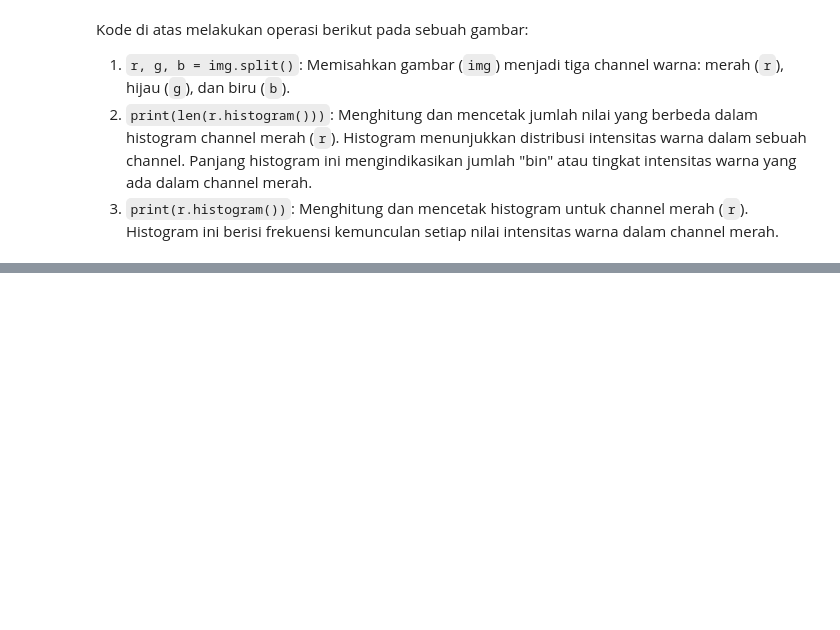
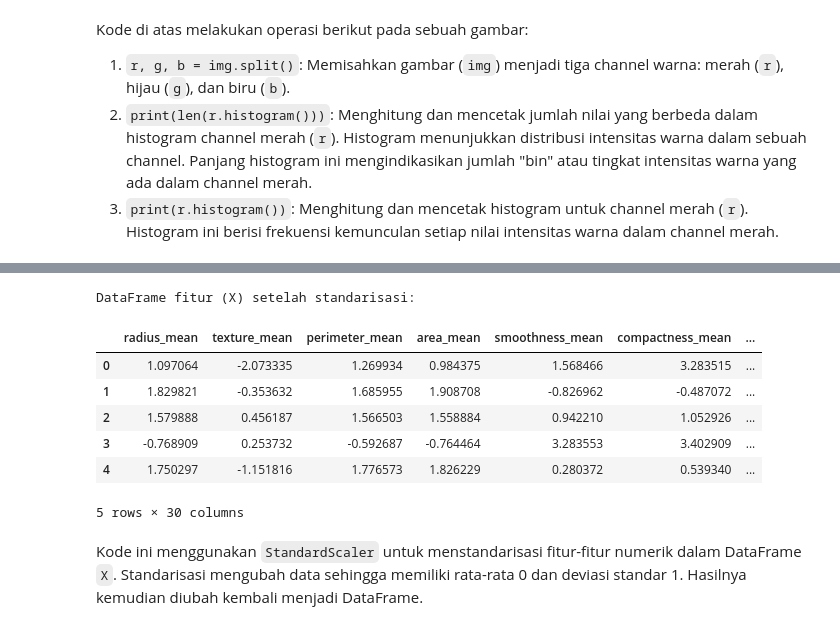
Before and after one commit to vanstevanzaky/PEMB_MESIN_LEARING_TI_25-26, a Jupyter notebook: Week2_Ekstraksi-Fitur.ipynb, the cells around one changed output, grey strips where cells are left out. Drawn from its saved outputs; the diff is of its cells as text; code cells hidden in the pictures; blank space fills up the shorter version.

```diff
--- a/Week2_Ekstraksi-Fitur.ipynb
+++ b/Week2_Ekstraksi-Fitur.ipynb
@@ -437,0 +565,25 @@ Kode di atas melakukan operasi berikut pada sebuah gambar:
+# %%
+from sklearn.preprocessing import StandardScaler
+
+# Inisiasi StandardScaler
+scaler = StandardScaler()
+
+# Lakukan standarisasi pada semua kolom di DataFrame fitur (X)
+X_scaled = scaler.fit_transform(X)
+
+# Ubah kembali hasil standarisasi menjadi DataFrame untuk kemudahan analisis
+X_scaled = pd.DataFrame(X_scaled, columns=X.columns)
+
+print("DataFrame fitur (X) setelah standarisasi:")
+display(X_scaled.head())
+# %% [output]
+DataFrame fitur (X) setelah standarisasi:
+|  | radius_mean | texture_mean | perimeter_mean | area_mean | smoothness_mean | compactness_mean | ... |
+| 0 | 1.097064 | -2.073335 | 1.269934 | 0.984375 | 1.568466 | 3.283515 | ... |
+| 1 | 1.829821 | -0.353632 | 1.685955 | 1.908708 | -0.826962 | -0.487072 | ... |
+| 2 | 1.579888 | 0.456187 | 1.566503 | 1.558884 | 0.942210 | 1.052926 | ... |
+| 3 | -0.768909 | 0.253732 | -0.592687 | -0.764464 | 3.283553 | 3.402909 | ... |
+| 4 | 1.750297 | -1.151816 | 1.776573 | 1.826229 | 0.280372 | 0.539340 | ... |
+5 rows × 30 columns
+# %% [markdown]
+Kode ini menggunakan `StandardScaler` untuk menstandarisasi fitur-fitur numerik dalam DataFrame `X`. Standarisasi mengubah data sehingga memiliki rata-rata 0 dan deviasi standar 1. Hasilnya kemudian diubah kembali menjadi DataFrame.
```
Also changed, not shown: parts of 20 cells of this notebook.
